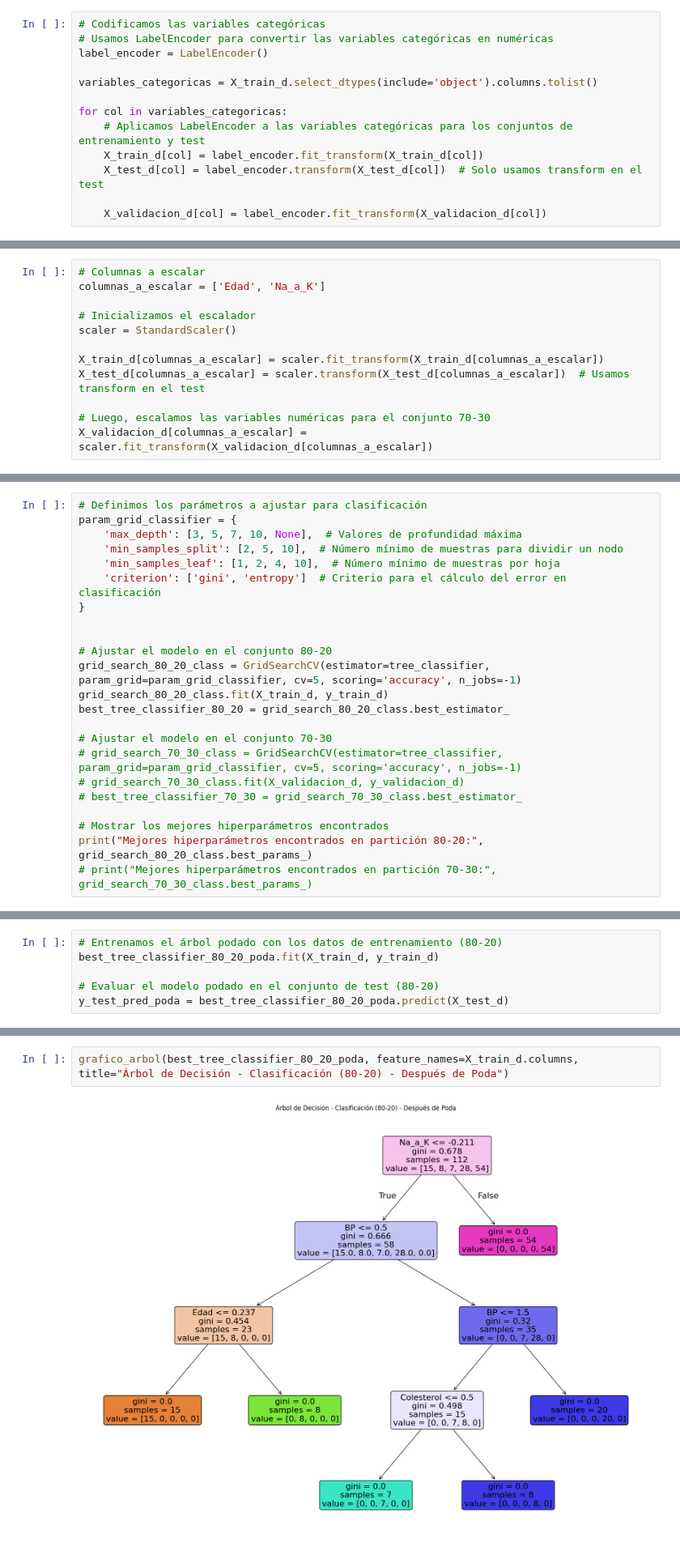
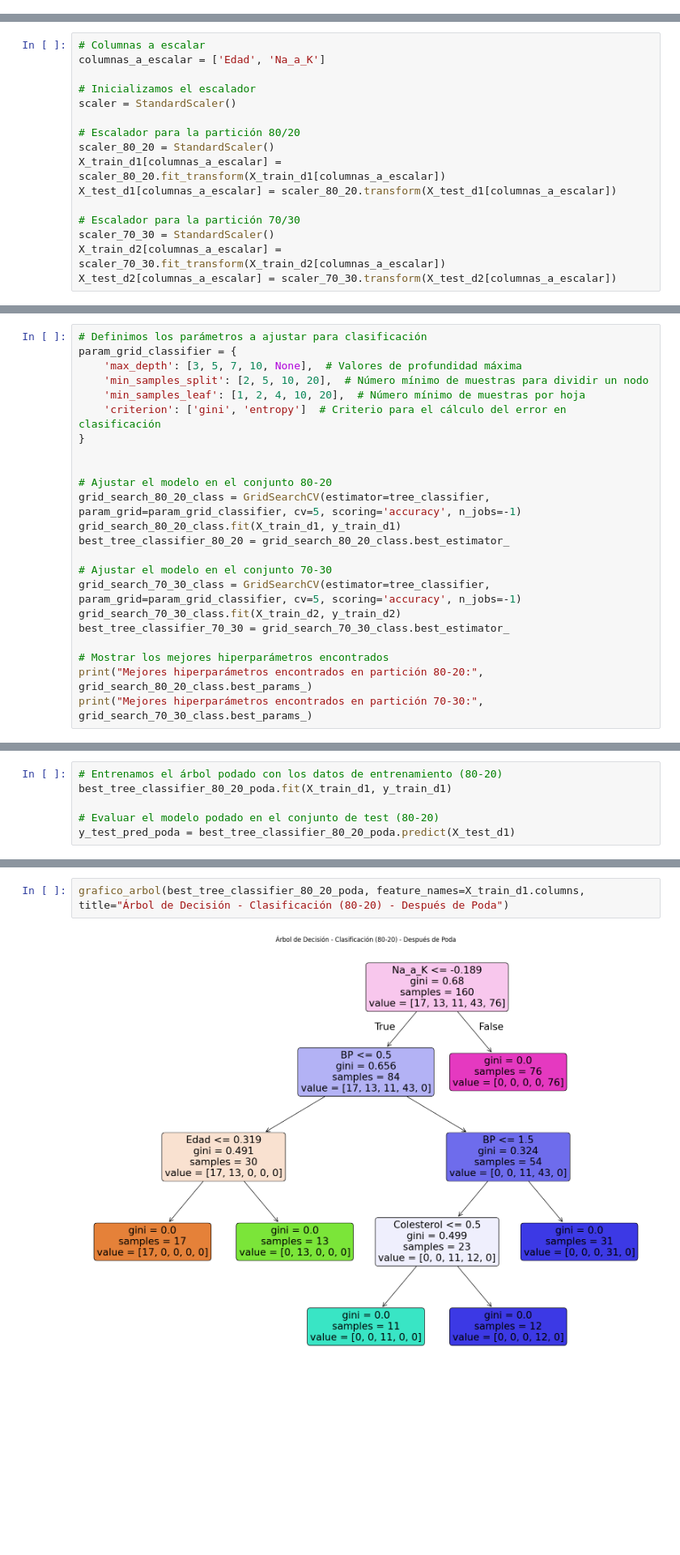
Before and after one commit to Kabarou/TP2_Mineria, a Jupyter notebook: tp2_mineria.ipynb, the cells around one changed output, grey strips where cells are left out. Shown at 81% size. Drawn from its saved outputs; the diff is of its cells as text; blank space fills up the shorter version.

```diff
--- a/tp2_mineria.ipynb
+++ b/tp2_mineria.ipynb
@@ -459,15 +463,2 @@ X_train_d, X_validacion_d, y_train_d, y_validacion_d = train_test_split(X_train_
 # %% [markdown]
 ## Codificación
-# %%
-# Codificamos las variables categóricas
-# Usamos LabelEncoder para convertir las variables categóricas en numéricas
-label_encoder = LabelEncoder()
-
-variables_categoricas = X_train_d.select_dtypes(include='object').columns.tolist()
-
-for col in variables_categoricas:
-    # Aplicamos LabelEncoder a las variables categóricas para los conjuntos de entrenamiento y test
-    X_train_d[col] = label_encoder.fit_transform(X_train_d[col])
-    X_test_d[col] = label_encoder.transform(X_test_d[col])  # Solo usamos transform en el test
-
-    X_validacion_d[col] = label_encoder.fit_transform(X_validacion_d[col])
@@ -480,11 +486,15 @@ columnas_a_escalar = ['Edad', 'Na_a_K']
 # Inicializamos el escalador
 scaler = StandardScaler()
 
-X_train_d[columnas_a_escalar] = scaler.fit_transform(X_train_d[columnas_a_escalar])
-X_test_d[columnas_a_escalar] = scaler.transform(X_test_d[columnas_a_escalar])  # Usamos transform en el test
+# Escalador para la partición 80/20
+scaler_80_20 = StandardScaler()
+X_train_d1[columnas_a_escalar] = scaler_80_20.fit_transform(X_train_d1[columnas_a_escalar])
+X_test_d1[columnas_a_escalar] = scaler_80_20.transform(X_test_d1[columnas_a_escalar])
 
-# Luego, escalamos las variables numéricas para el conjunto 70-30
-X_validacion_d[columnas_a_escalar] = scaler.fit_transform(X_validacion_d[columnas_a_escalar])
+# Escalador para la partición 70/30
+scaler_70_30 = StandardScaler()
+X_train_d2[columnas_a_escalar] = scaler_70_30.fit_transform(X_train_d2[columnas_a_escalar])
+X_test_d2[columnas_a_escalar] = scaler_70_30.transform(X_test_d2[columnas_a_escalar])
 # %% [markdown]
 # Ejercicio N° 4 Predicción con Arboles de Decisión
 # %%
@@ -493,24 +503,24 @@ tree_classifier = DecisionTreeClassifier(random_state=42)
 # Definimos los parámetros a ajustar para clasificación
 param_grid_classifier = {
     'max_depth': [3, 5, 7, 10, None],  # Valores de profundidad máxima
-    'min_samples_split': [2, 5, 10],  # Número mínimo de muestras para dividir un nodo
-    'min_samples_leaf': [1, 2, 4, 10],  # Número mínimo de muestras por hoja
+    'min_samples_split': [2, 5, 10, 20],  # Número mínimo de muestras para dividir un nodo
+    'min_samples_leaf': [1, 2, 4, 10, 20],  # Número mínimo de muestras por hoja
     'criterion': ['gini', 'entropy']  # Criterio para el cálculo del error en clasificación
 }
 
 
 # Ajustar el modelo en el conjunto 80-20
 grid_search_80_20_class = GridSearchCV(estimator=tree_classifier, param_grid=param_grid_classifier, cv=5, scoring='accuracy', n_jobs=-1)
-grid_search_80_20_class.fit(X_train_d, y_train_d)
+grid_search_80_20_class.fit(X_train_d1, y_train_d1)
 best_tree_classifier_80_20 = grid_search_80_20_class.best_estimator_
 
 # Ajustar el modelo en el conjunto 70-30
-# grid_search_70_30_class = GridSearchCV(estimator=tree_classifier, param_grid=param_grid_classifier, cv=5, scoring='accuracy', n_jobs=-1)
-# grid_search_70_30_class.fit(X_validacion_d, y_validacion_d)
-# best_tree_classifier_70_30 = grid_search_70_30_class.best_estimator_
+grid_search_70_30_class = GridSearchCV(estimator=tree_classifier, param_grid=param_grid_classifier, cv=5, scoring='accuracy', n_jobs=-1)
+grid_search_70_30_class.fit(X_train_d2, y_train_d2)
+best_tree_classifier_70_30 = grid_search_70_30_class.best_estimator_
 
 # Mostrar los mejores hiperparámetros encontrados
 print("Mejores hiperparámetros encontrados en partición 80-20:", grid_search_80_20_class.best_params_)
-# print("Mejores hiperparámetros encontrados en partición 70-30:", grid_search_70_30_class.best_params_)
+print("Mejores hiperparámetros encontrados en partición 70-30:", grid_search_70_30_class.best_params_)
 # %% [output]
 Mejores hiperparámetros encontrados en partición 80-20: {'criterion': 'gini', 'max_depth': 5, 'min_samples_leaf': 1, 'min_samples_split': 2}
@@ -587,9 +602,9 @@ best_tree_classifier_80_20_poda = DecisionTreeClassifier(
 )
 # %%
 # Entrenamos el árbol podado con los datos de entrenamiento (80-20)
-best_tree_classifier_80_20_poda.fit(X_train_d, y_train_d)
+best_tree_classifier_80_20_poda.fit(X_train_d1, y_train_d1)
 
 # Evaluar el modelo podado en el conjunto de test (80-20)
-y_test_pred_poda = best_tree_classifier_80_20_poda.predict(X_test_d)
+y_test_pred_poda = best_tree_classifier_80_20_poda.predict(X_test_d1)
 # %%
 # Evaluación del árbol de decisión podado
@@ -608,8 +623,8 @@ matriz_confusion(y_test_d, y_test_pred_poda, etiquetas, 'Matriz de Confusión -
 # %% [markdown]
 #### Visualización del árbol podado
 # %%
-grafico_arbol(best_tree_classifier_80_20_poda, feature_names=X_train_d.columns, title="Árbol de Decisión - Clasificación (80-20) - Después de Poda")
+grafico_arbol(best_tree_classifier_80_20_poda, feature_names=X_train_d1.columns, title="Árbol de Decisión - Clasificación (80-20) - Después de Poda")
 # %% [output]
-[figure, old version]
+[figure, new version]
 # %% [markdown]
 # Ejercicio 5
```
Also changed, not shown: parts of 25 cells of this notebook.
